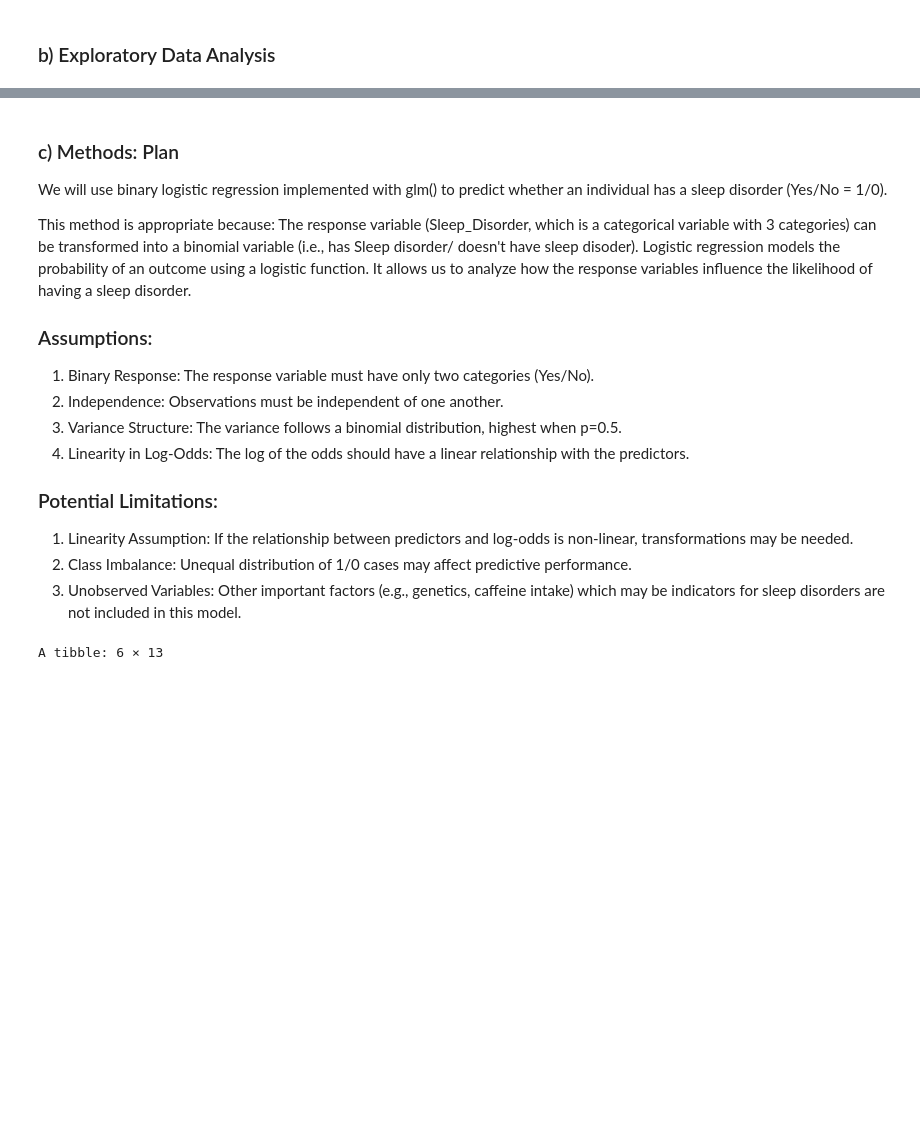
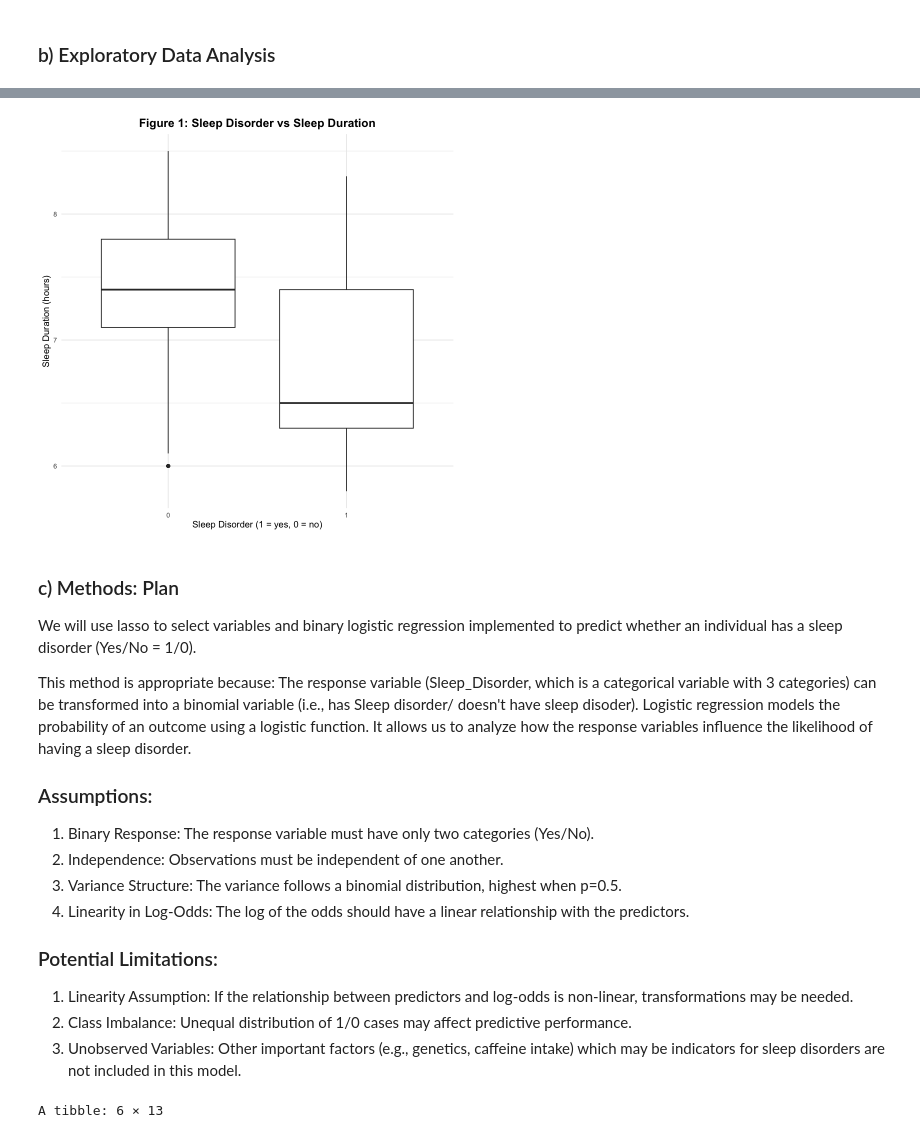
Before and after one commit to Tarun-Narayan/STAT301-GroupProject, a Jupyter notebook: MethodsPlan&ComputationalCode&Output-3.ipynb, the cells around one changed output, grey strips where cells are left out. Saved outputs shown, nothing was run; the diff lists cells and outputs as text; code cells hidden in the pictures; blank space fills up the shorter version.

Commit message:
Cleaned up cells, added simple visualization.

```diff
--- a/MethodsPlan&ComputationalCode&Output-3.ipynb
+++ b/MethodsPlan&ComputationalCode&Output-3.ipynb
@@ -150,10 +161,31 @@ A tibble: 3 × 2
 | Normal | 216 |
 | Obese | 10 |
 | Overweight | 148 |
+# %%
+# Visualization 1:
+# Exploring the associations of
+# Explore the association of some potential explanatory variables with the response
+
+# TO_DO
+
+theme_custom <- theme_minimal() +
+ theme(
+ plot.title = element_text(size = 14, face = "bold", hjust = 0.5),
+ strip.text = element_text(face = "bold", size = 10),
+ legend.position = "bottom",
+ axis.text = element_text(size = 8)
+ )
+
+ggplot(sleep_data, aes(x = Sleep_Disorder, y = Sleep_Duration)) +
+  geom_boxplot() +
+  labs(title = "Figure 1: Sleep Disorder vs Sleep Duration", x = "Sleep Disorder (1 = yes, 0 = no)", y = "Sleep Duration (hours)") +
+  theme_custom
+# %% [output]
+[figure, added]
 # %% [markdown]
 ### c) Methods: Plan
 
-We will use binary logistic regression implemented with glm() to predict whether an individual has a sleep disorder (Yes/No = 1/0).
+We will use lasso to select variables and binary logistic regression implemented to predict whether an individual has a sleep disorder (Yes/No = 1/0).
 
 This method is appropriate because: The response variable (Sleep_Disorder, which is a categorical variable with 3 categories) can be transformed into a binomial variable (i.e., has Sleep disorder/ doesn't have sleep disoder).
 Logistic regression models the probability of an outcome using a logistic function.
```
Also changed, not shown: parts of 11 cells of this notebook.
